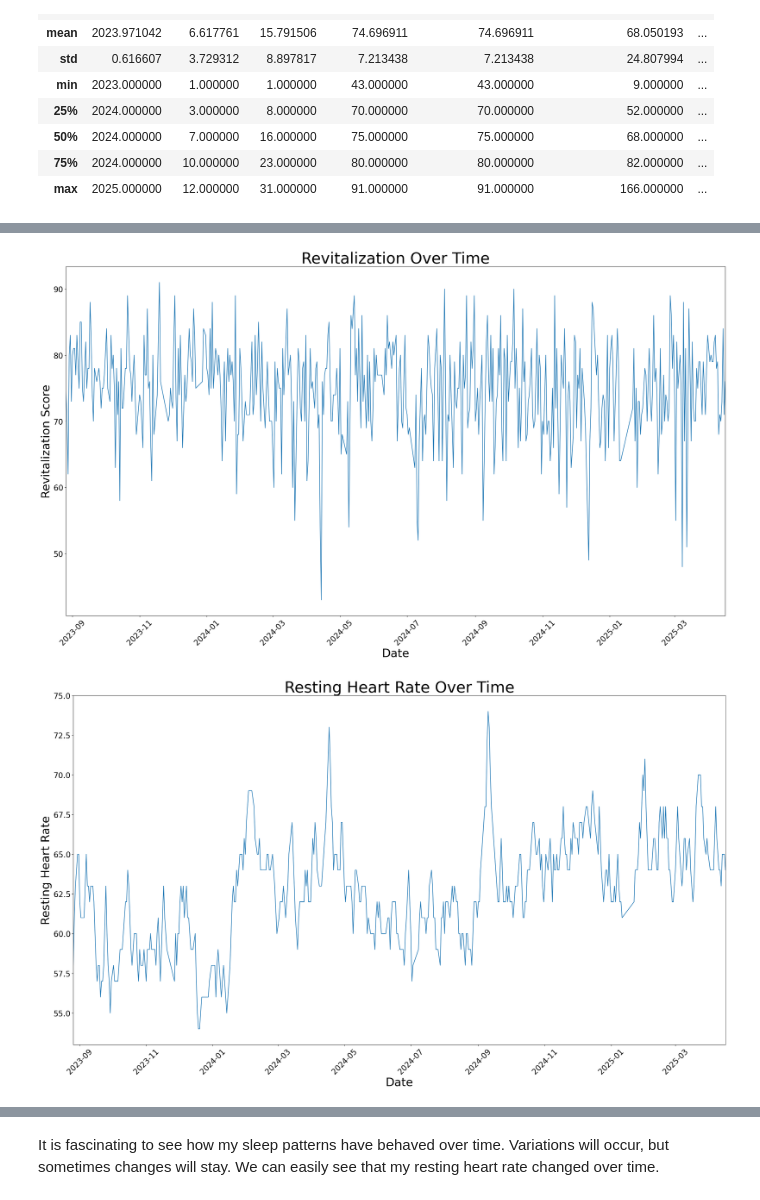
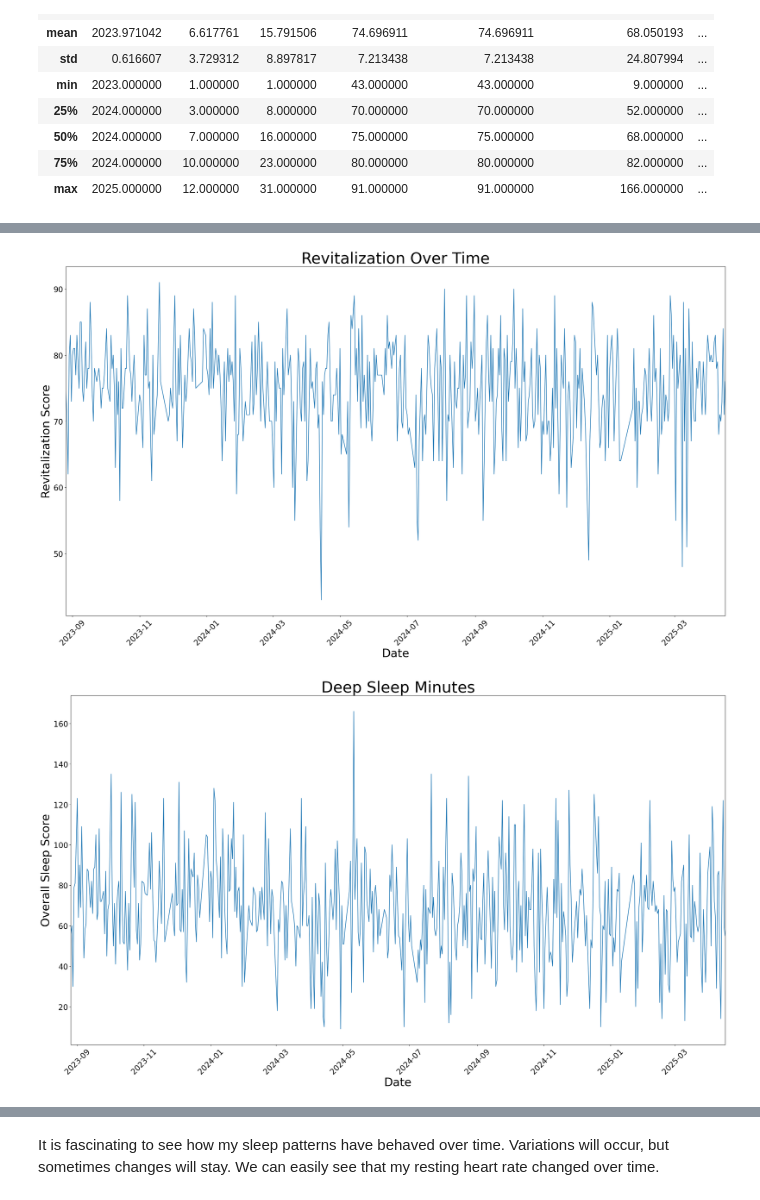
Before and after one commit to Justin-cmd359/Quantified-Self-Project-for-CPSC222, a Jupyter notebook: Project.ipynb, the cells around one changed output, grey strips where cells are left out. Saved outputs shown, nothing was run; the diff lists cells and outputs as text; code cells hidden in the pictures.

```diff
--- a/Project.ipynb
+++ b/Project.ipynb
@@ -139,10 +139,11 @@ merged_df.describe()
 # %%
 # Line graphs
 utils.create_line_graph(merged_df.index, merged_df["overall_score"], "Sleep Quality", "Date", "Overall Sleep Score")
 utils.create_line_graph(merged_df.index, merged_df["revitalization_score"], "Revitalization Over Time", "Date", "Revitalization Score")
+utils.create_line_graph(merged_df.index, merged_df["deep_sleep_in_minutes"], "Deep Sleep Minutes", "Date", "Overall Sleep Score")
 utils.create_line_graph(merged_df.index, merged_df["resting_heart_rate"], "Resting Heart Rate Over Time", "Date", "Resting Heart Rate")
 utils.create_line_graph(merged_df.index, merged_df["restlessness"], "Restlessness Over Time", "Date", "Restlessness Score")
 # %% [output]
 [figure]
 [figure]
-[figure, old version]
+[figure, new version]
```
Also changed, not shown: parts of 11 cells of this notebook.
